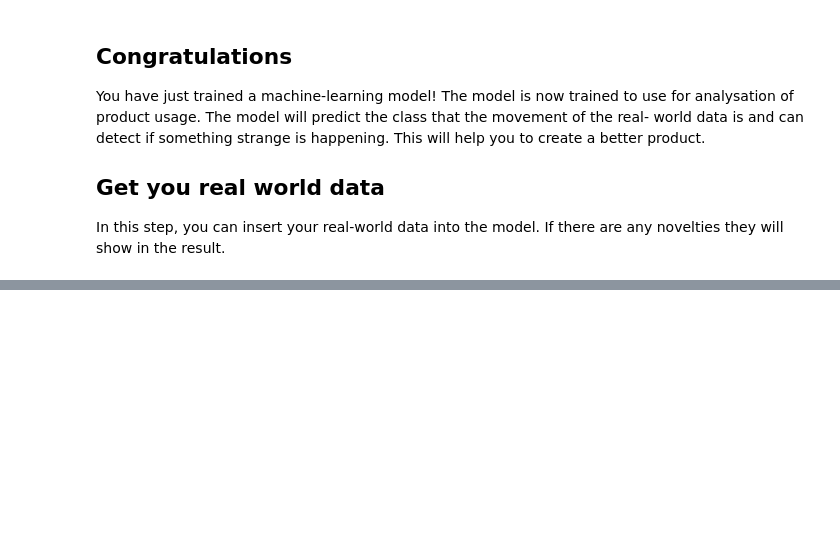
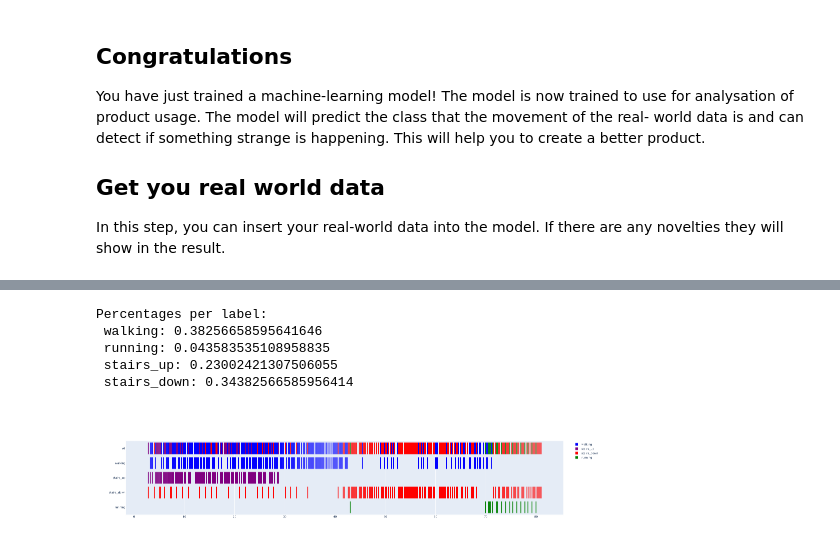
Before and after one commit to iantmn/Capstone-AI-IoT, a Jupyter notebook: Notebook.ipynb, the cells around one changed output, grey strips where cells are left out. Drawn from its saved outputs; the diff is of its cells as text; code cells hidden in the pictures; blank space fills up the shorter version.

Commit message:
Te lang bezig geweest, as usual
Novelties are shown in notebook as well as some stats

```diff
--- a/Notebook.ipynb
+++ b/Notebook.ipynb
@@ -133,0 +170,11 @@ ND = NoveltyDetection(fr'Preprocessed-data\{Activity}\features_{Activity}_scaled
+# %%
+stats  = Stats(fr'Preprocessed-data\{Activity}\features_{Activity}_scaled_AL_predictionss.csv', ['walking', 'running', 'stairs_up', 'stairs_down'])
+stats.print_percentages()
+stats.show_gan_chart(0.2)
+# %% [output]
+Percentages per label:
+ walking: 0.38256658595641646
+ running: 0.043583535108958835
+ stairs_up: 0.23002421307506055
+ stairs_down: 0.34382566585956414
+[figure, added]
```
Also changed, not shown: parts of 5 cells of this notebook, 7 other files.
